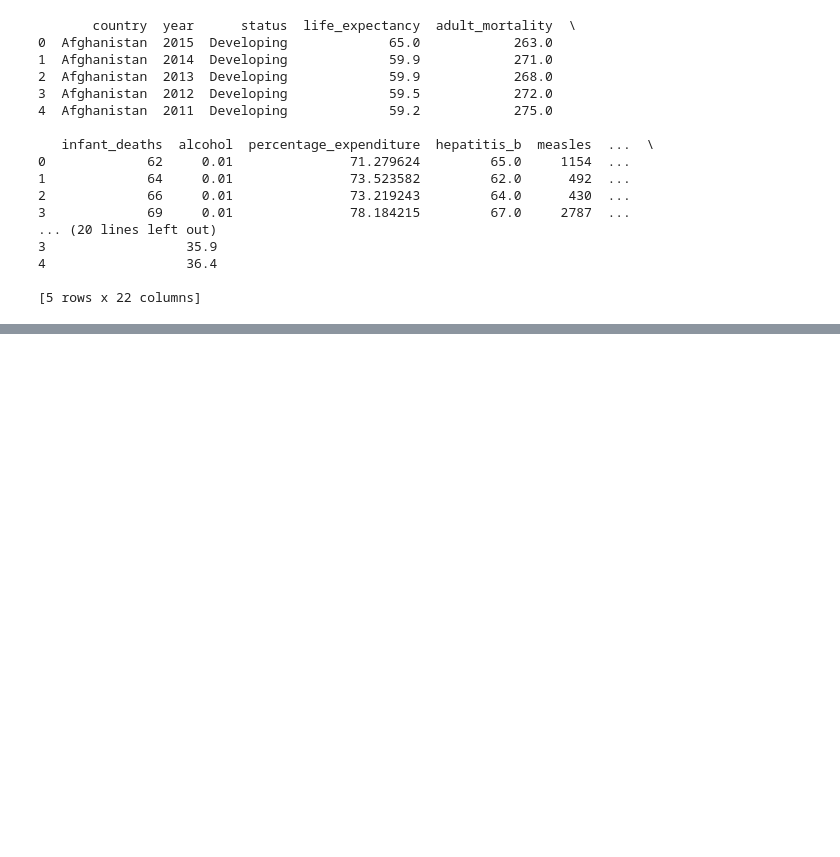
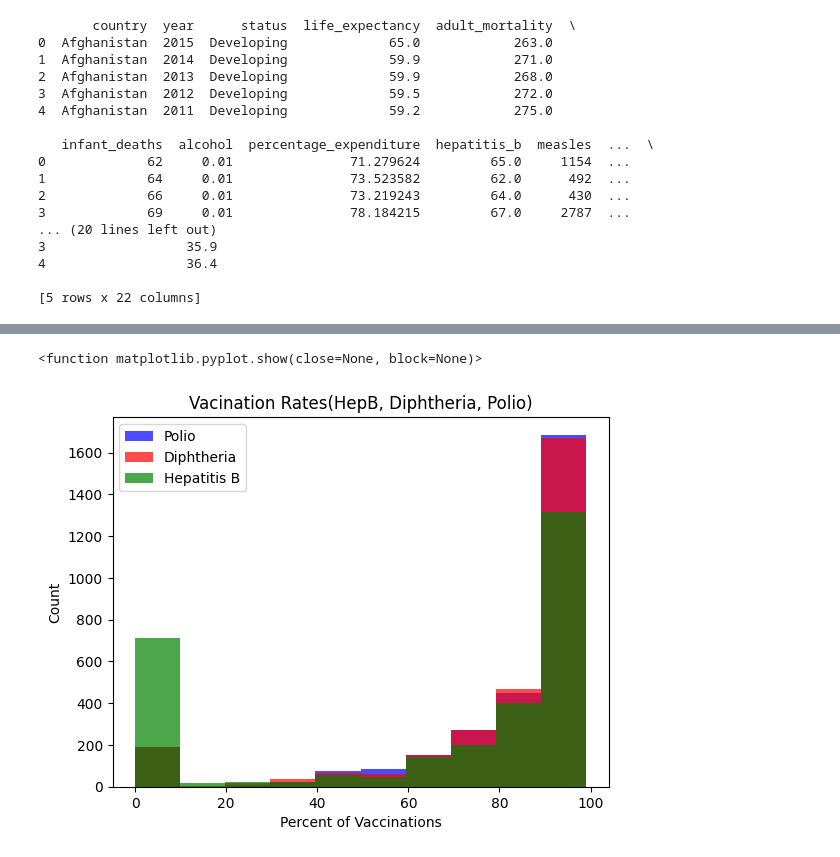
Before and after one commit to gjmessino/python-homework, a Jupyter notebook: ctd-python-data-pipeline.ipynb, the cells around one changed output, grey strips where cells are left out. Drawn from its saved outputs; the diff is of its cells as text; code cells hidden in the pictures; blank space fills up the shorter version.

```diff
--- a/ctd-python-data-pipeline.ipynb
+++ b/ctd-python-data-pipeline.ipynb
@@ -178,0 +215,13 @@ results = df.groupby('year').agg({'life_expectancy' : ['mean', 'min', 'max']})
+# %%
+plt.figure(2)
+plt.hist(df['polio'], color='blue', alpha=0.7, label = 'Polio')
+plt.hist(df['diphtheria'], color='red', alpha=0.7, label = 'Diphtheria')
+plt.hist(df['hepatitis_b'], color='green', alpha=0.7, label = 'Hepatitis B')
+plt.title('Vacination Rates(HepB, Diphtheria, Polio)')
+plt.xlabel('Percent of Vaccinations')
+plt.ylabel('Count')
+plt.legend()
+plt.show
+# %% [output]
+<function matplotlib.pyplot.show(close=None, block=None)>
+[figure, added]
```
Also changed, not shown: parts of 9 cells of this notebook.
